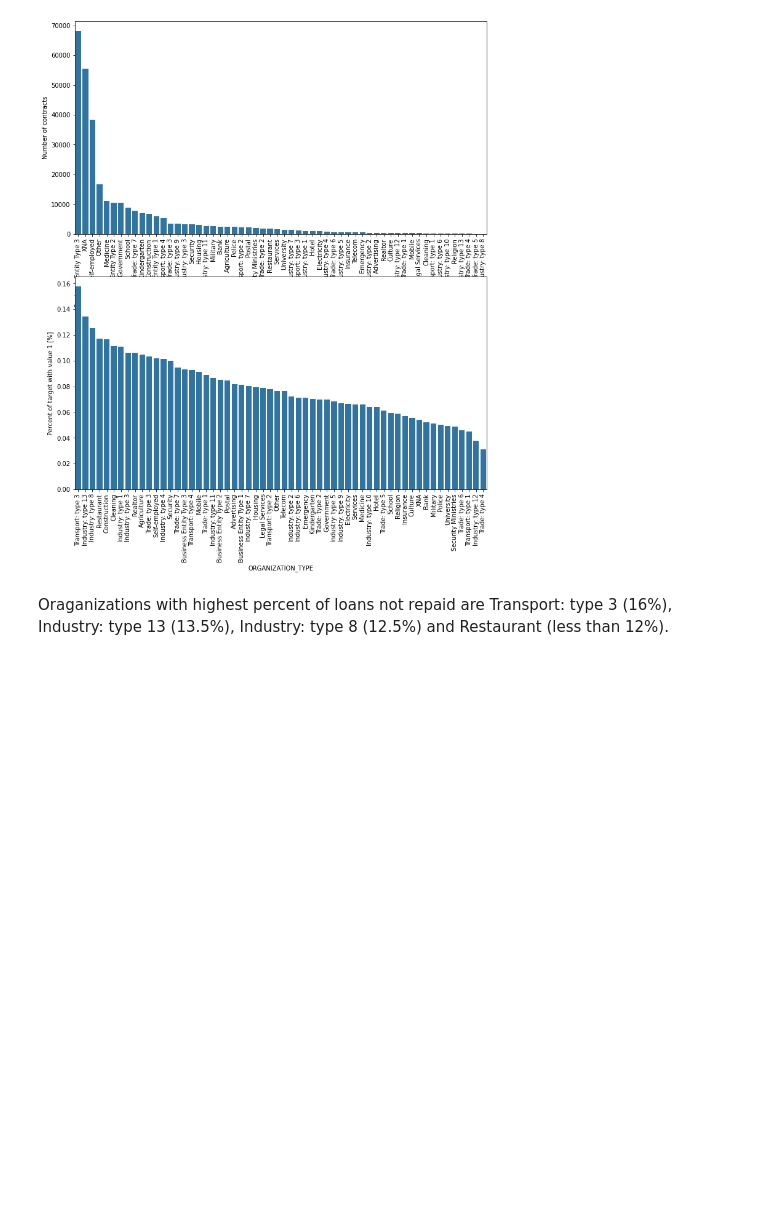
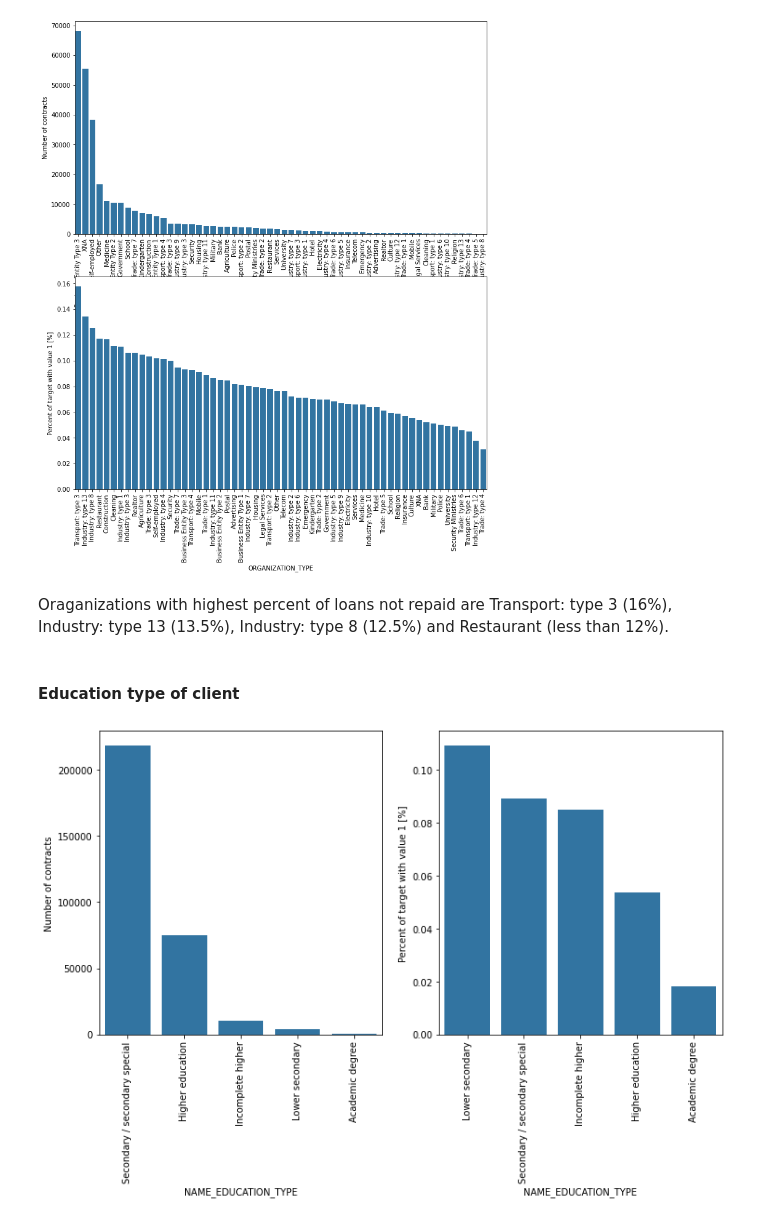
Before and after one commit to mhs10031990/Hands_on, a Jupyter notebook: CRA_Data_Visualization.ipynb, the cells around one changed output. Drawn from its saved outputs; the diff is of its cells as text; code cells hidden in the pictures; blank space fills up the shorter version.

```diff
--- a/CRA_Data_Visualization.ipynb
+++ b/CRA_Data_Visualization.ipynb
@@ -224,3 +224,9 @@ plot_stats('ORGANIZATION_TYPE',True, False)
 [figure]
 # %% [markdown]
 Oraganizations with highest percent of loans not repaid are Transport: type 3 (16%), Industry: type 13 (13.5%), Industry: type 8 (12.5%) and Restaurant (less than 12%).
+# %% [markdown]
+#### Education type of client
+# %%
+plot_stats('NAME_EDUCATION_TYPE',True)
+# %% [output]
+[figure, added]
```
Also changed, not shown: parts of 9 cells of this notebook.
